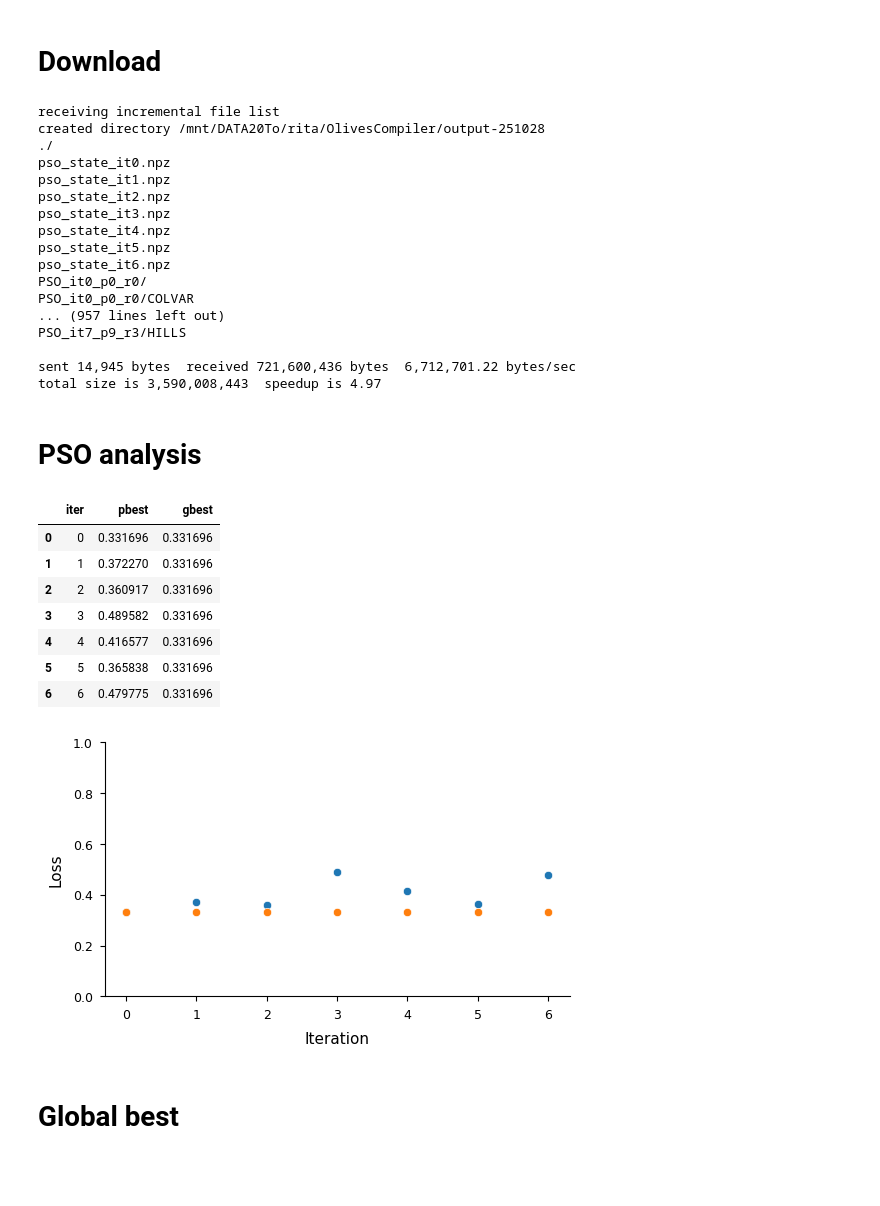
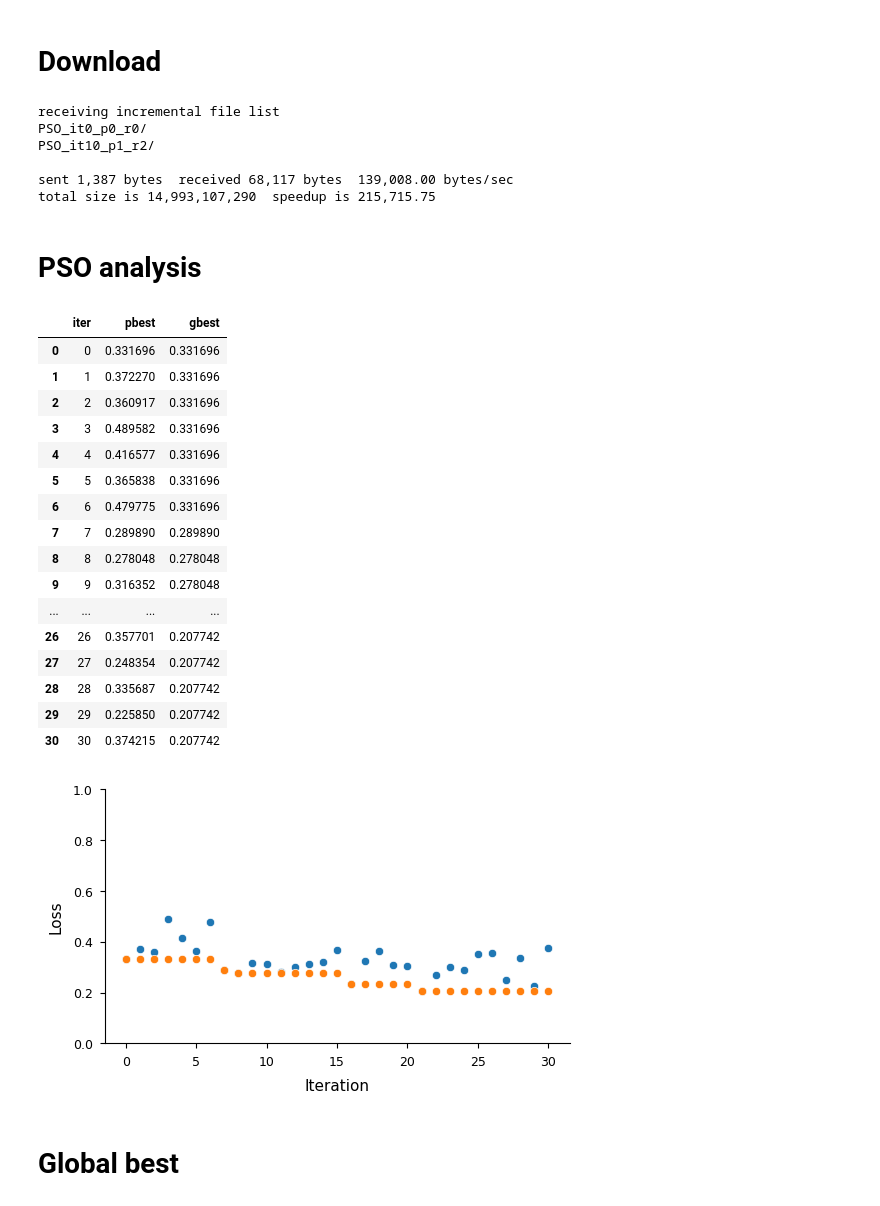
Before and after one commit to Rita-Ann-Roessner/OlivesCompiler, a Jupyter notebook: Monitor.ipynb, the cells around one changed output. Saved outputs shown, nothing was run; the diff lists cells and outputs as text; code cells hidden in the pictures; blank space fills up the shorter version.

```diff
--- a/Monitor.ipynb
+++ b/Monitor.ipynb
@@ -197,28 +208,17 @@ sns.lineplot(df, x='PC1', y='Probability', ax=ax)
 # Download
 # %%
 %%bash
-jabba_dir=$( echo /mnt/DATA140To/rita/OlivesCompiler/output-251028/ )
-target_dir=$( echo /mnt/DATA20To/rita/OlivesCompiler/output-251028 )
+jabba_dir=$( echo /mnt/DATA140To/rita/OlivesCompiler/output-251103/ )
+target_dir=$( echo /mnt/DATA20To/rita/OlivesCompiler/output-251103 )
 
 rsync -avz --include='*.npz' --include='HILLS' --include='BIAS' --include='COLVAR' --include='*/' --exclude='*' rita@jabba:$jabba_dir $target_dir
 # %% [output]
 receiving incremental file list
-created directory /mnt/DATA20To/rita/OlivesCompiler/output-251028
-./
-pso_state_it0.npz
-pso_state_it1.npz
-pso_state_it2.npz
-pso_state_it3.npz
-pso_state_it4.npz
-pso_state_it5.npz
-pso_state_it6.npz
 PSO_it0_p0_r0/
-PSO_it0_p0_r0/COLVAR
-... (957 lines left out)
-PSO_it7_p9_r3/HILLS
+PSO_it10_p1_r2/
 
-sent 14,945 bytes  received 721,600,436 bytes  6,712,701.22 bytes/sec
-total size is 3,590,008,443  speedup is 4.97
+sent 1,387 bytes  received 68,117 bytes  139,008.00 bytes/sec
+total size is 14,993,107,290  speedup is 215,715.75
 # %% [markdown]
 # PSO analysis
 # %%
@@ -235,7 +235,7 @@ if os.path.isfile(fn):
     #data["g"]
     #float(data["gf"])
 # %%
-df = pd.read_csv('pso_history-251028.csv')
+df = pd.read_csv('pso_history-251103.csv')
 
 dico = {'iter':[],
        'pbest':[],
@@ -245,34 +245,43 @@ gbest = 1
 for i in np.unique(df['iter']):
     df_iter = df[df['iter'] == i]
     pbest = np.min(df_iter['loss'])
     if pbest < gbest:
         gbest = pbest
 
     dico['iter'].append(i)
     dico['pbest'].append(pbest)
     dico['gbest'].append(gbest)
 
 df = pd.DataFrame(dico)
 
 fig, ax = plt.subplots(1,1, figsize=(6,3.3))
 
 sns.scatterplot(df, x='iter', y='pbest', ax=ax)
 sns.scatterplot(df, x='iter', y='gbest', ax=ax)
 
 ax.set_ylim(0,1)
 plot_adjust_settings('Iteration', 'Loss')
 sns.despine()
 df
 # %% [output]
 |  | iter | pbest | gbest |
 | 0 | 0 | 0.331696 | 0.331696 |
 | 1 | 1 | 0.372270 | 0.331696 |
 | 2 | 2 | 0.360917 | 0.331696 |
 | 3 | 3 | 0.489582 | 0.331696 |
 | 4 | 4 | 0.416577 | 0.331696 |
 | 5 | 5 | 0.365838 | 0.331696 |
 | 6 | 6 | 0.479775 | 0.331696 |
+| 7 | 7 | 0.289890 | 0.289890 |
+| 8 | 8 | 0.278048 | 0.278048 |
+| 9 | 9 | 0.316352 | 0.278048 |
+| ... | ... | ... | ... |
+| 26 | 26 | 0.357701 | 0.207742 |
+| 27 | 27 | 0.248354 | 0.207742 |
+| 28 | 28 | 0.335687 | 0.207742 |
+| 29 | 29 | 0.225850 | 0.207742 |
+| 30 | 30 | 0.374215 | 0.207742 |
-[figure, old version]
+[figure, new version]
 # %% [markdown]
 # Global best
 # %%
```
Also changed, not shown: parts of 3 cells of this notebook, 21 other files.
